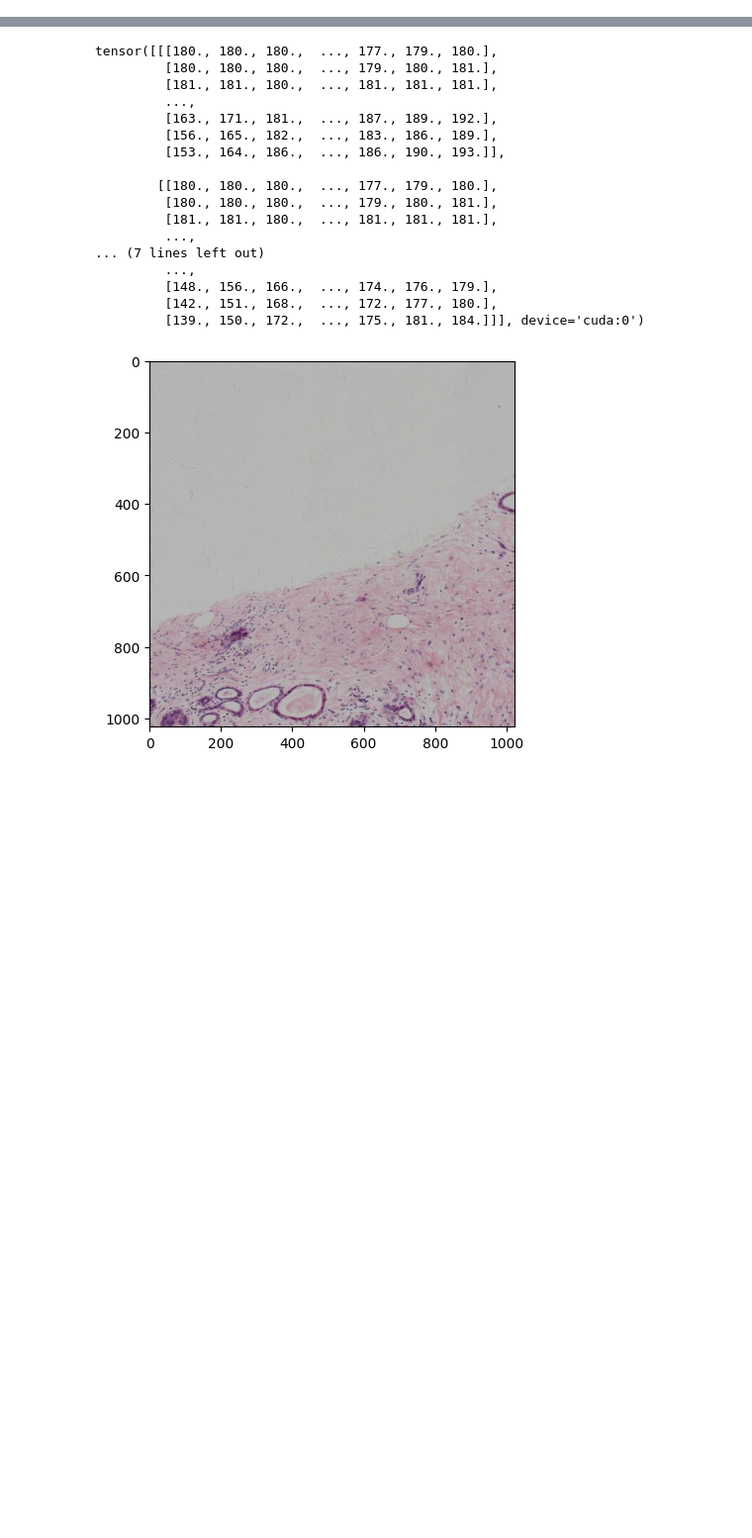
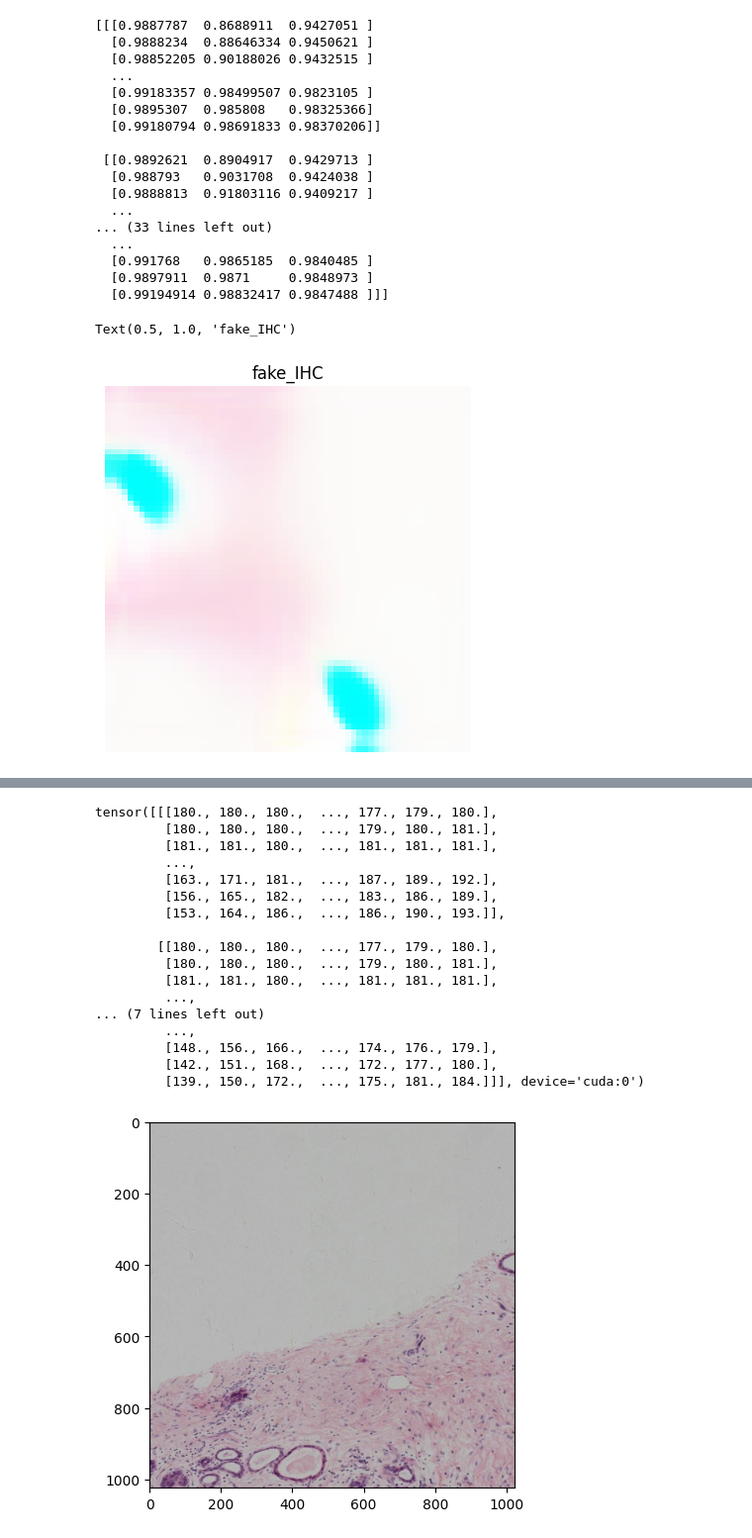
Before and after one commit to Philipp-Ro/torch_stain_transfer, a Jupyter notebook: code/testting.ipynb, the cells around one changed output, grey strips where cells are left out. Shown: that part at 99% size. Drawn from its saved outputs; the diff is of its cells as text; code cells hidden in the pictures; blank space fills up the shorter version.

```diff
--- a/code/testting.ipynb
+++ b/code/testting.ipynb
@@ -61,3 +89,36 @@ tensor([[[[-0.2134, -0.2394, -0.2597,  ..., -0.9898, -0.9783, -0.9585],
+# %%
+import numpy as np
+import matplotlib.pyplot as plt
+fake_IHC = np.squeeze(fake_IHC_model)
+fake_IHC = fake_IHC.cpu().detach().numpy()
+#fake_IHC = fake_IHC.astype(np.uint8)
+fake_IHC = np.transpose(fake_IHC, axes=[1,2,0])
+
+print(fake_IHC)
+
+plt.imshow(fake_IHC )
+plt.axis('off')
+plt.title('fake_IHC')
+# %% [output]
+[[[0.9887787  0.8688911  0.9427051 ]
+  [0.9888234  0.88646334 0.9450621 ]
+  [0.98852205 0.90188026 0.9432515 ]
+  ...
+  [0.99183357 0.98499507 0.9823105 ]
+  [0.9895307  0.985808   0.98325366]
+  [0.99180794 0.98691833 0.98370206]]
+
+ [[0.9892621  0.8904917  0.9429713 ]
+  [0.988793   0.9031708  0.9424038 ]
+  [0.9888813  0.91803116 0.9409217 ]
+  ...
+... (33 lines left out)
+  ...
+  [0.991768   0.9865185  0.9840485 ]
+  [0.9897911  0.9871     0.9848973 ]
+  [0.99194914 0.98832417 0.9847488 ]]]
+Text(0.5, 1.0, 'fake_IHC')
+[figure, added]
 # %%
 import yaml
 import matplotlib.pyplot as plt
```
Also changed, not shown: parts of 3 cells of this notebook, 8 other files.
